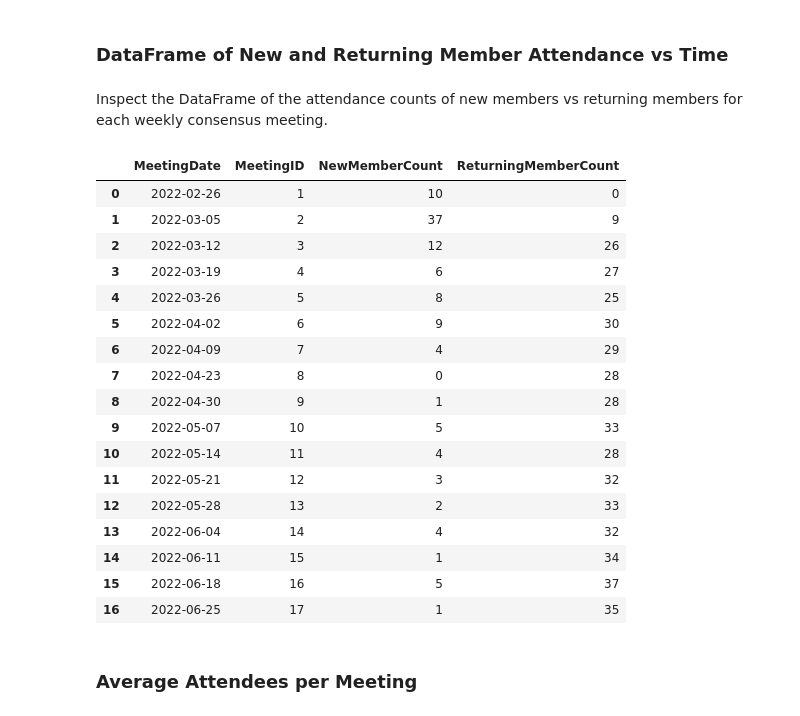
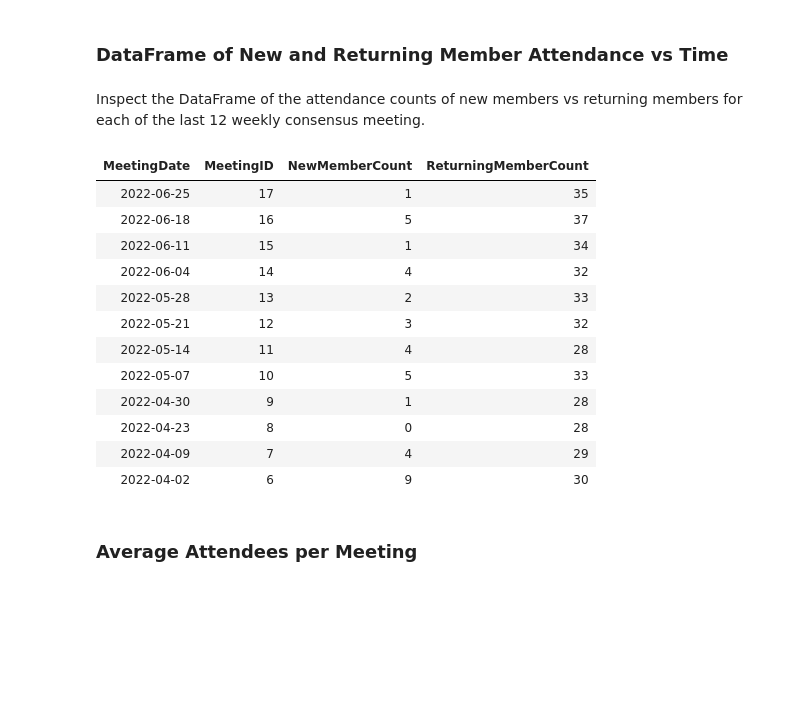
Before and after one commit to matt-langston/fractal_governance, a Jupyter notebook: notebook/README.ipynb, the cells around one changed output. Cells and saved outputs as stored; diff of their text form; code cells hidden in the pictures; blank space fills up the shorter version.

```diff
--- a/notebook/README.ipynb
+++ b/notebook/README.ipynb
@@ -202,28 +184,23 @@ plt.show()
 # %% [markdown]
 ### DataFrame of New and Returning Member Attendance vs Time
 # %% [markdown]
-Inspect the DataFrame of the attendance counts of new members vs returning members for each weekly consensus meeting.
+Inspect the DataFrame of the attendance counts of new members vs returning members for each of the last 12 weekly consensus meeting.
 # %%
-GitHubMarkdownDataFrame(dataset.df_member_attendance_new_and_returning_by_meeting)
+GitHubMarkdownDataFrame(dataset.df_member_attendance_new_and_returning_by_meeting.iloc[::-1].head(12))
 # %% [output]
-|  | MeetingDate | MeetingID | NewMemberCount | ReturningMemberCount |
-| 0 | 2022-02-26 | 1 | 10 | 0 |
-| 1 | 2022-03-05 | 2 | 37 | 9 |
-| 2 | 2022-03-12 | 3 | 12 | 26 |
-| 3 | 2022-03-19 | 4 | 6 | 27 |
-| 4 | 2022-03-26 | 5 | 8 | 25 |
-| 5 | 2022-04-02 | 6 | 9 | 30 |
-| 6 | 2022-04-09 | 7 | 4 | 29 |
-| 7 | 2022-04-23 | 8 | 0 | 28 |
-| 8 | 2022-04-30 | 9 | 1 | 28 |
-| 9 | 2022-05-07 | 10 | 5 | 33 |
-| 10 | 2022-05-14 | 11 | 4 | 28 |
-| 11 | 2022-05-21 | 12 | 3 | 32 |
-| 12 | 2022-05-28 | 13 | 2 | 33 |
-| 13 | 2022-06-04 | 14 | 4 | 32 |
-| 14 | 2022-06-11 | 15 | 1 | 34 |
-| 15 | 2022-06-18 | 16 | 5 | 37 |
-| 16 | 2022-06-25 | 17 | 1 | 35 |
+| MeetingDate | MeetingID | NewMemberCount | ReturningMemberCount |
+| 2022-06-25 | 17 | 1 | 35 |
+| 2022-06-18 | 16 | 5 | 37 |
+| 2022-06-11 | 15 | 1 | 34 |
+| 2022-06-04 | 14 | 4 | 32 |
+| 2022-05-28 | 13 | 2 | 33 |
+| 2022-05-21 | 12 | 3 | 32 |
+| 2022-05-14 | 11 | 4 | 28 |
+| 2022-05-07 | 10 | 5 | 33 |
+| 2022-04-30 | 9 | 1 | 28 |
+| 2022-04-23 | 8 | 0 | 28 |
+| 2022-04-09 | 7 | 4 | 29 |
+| 2022-04-02 | 6 | 9 | 30 |
 # %% [markdown]
 ### Average Attendees per Meeting
 # %% [markdown]
```
Also changed, not shown: parts of 15 cells of this notebook, 23 other files.
